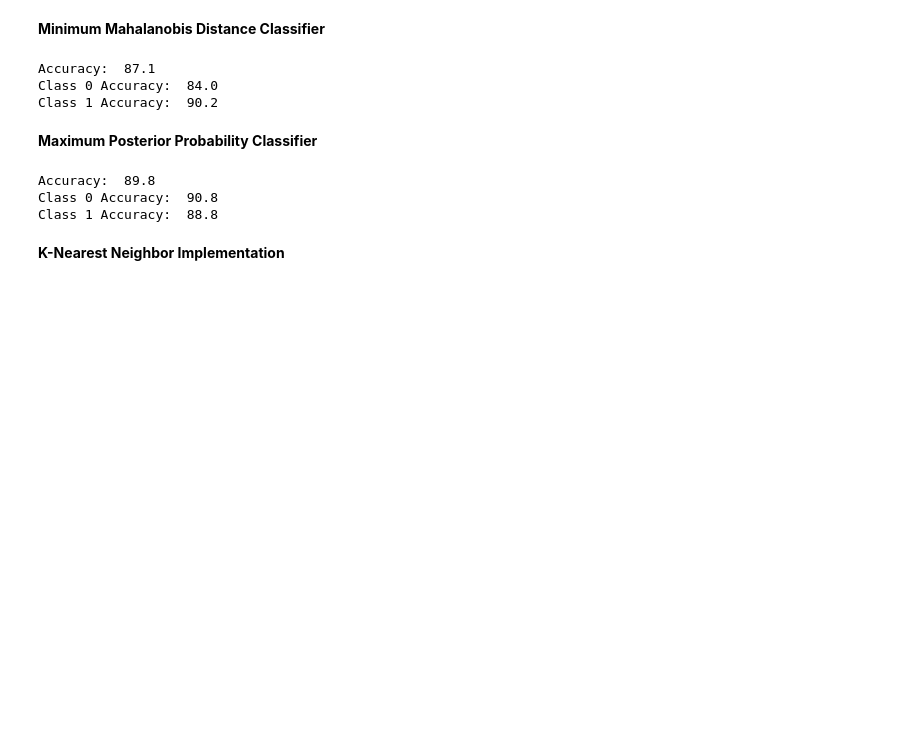
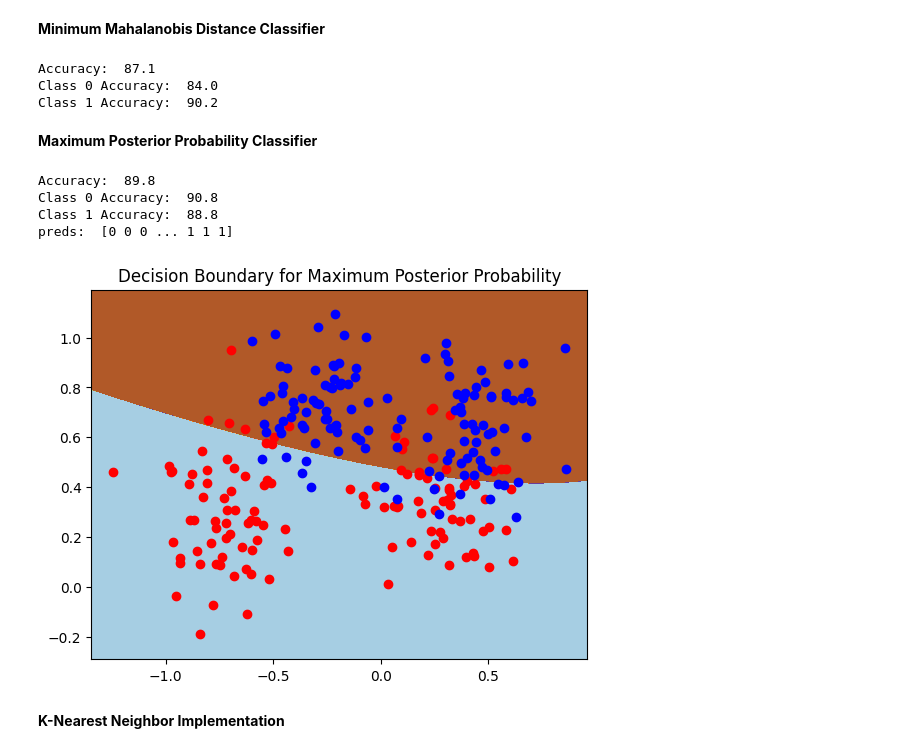
Before and after one commit to wcparham1/COSC522, a Jupyter notebook: CS522-Project1.ipynb, the cells around one changed output. Cells and saved outputs as stored; diff of their text form; code cells hidden in the pictures; blank space fills up the shorter version.

```diff
--- a/CS522-Project1.ipynb
+++ b/CS522-Project1.ipynb
@@ -456,34 +471,83 @@ class MPP_Classifier():
         #if correct add +1 to accuracy counter.
         #divide correct scores by total scores to find percent classified correctly.
 
         chosen_class = None
         accuracy_counter = 0
         class_0_counter = 0
         class_1_counter = 0
         for i in range(0, len(self.probs)):
             if(self.probs[i][0] > self.probs[i][1]):
                 chosen_class = 0
             else:
                 chosen_class = 1
 
             if(chosen_class == self.actual_class[i]):
                 accuracy_counter += 1
                 if(chosen_class == 0):
                     class_0_counter += 1
                 else:
                     class_1_counter += 1
+
         print('Accuracy: ', 100 * (accuracy_counter / (len(self.probs))))
         print('Class 0 Accuracy: ', 100 * (class_0_counter / 500))
         print('Class 1 Accuracy: ', 100 * (class_1_counter / 500))
 
+        return(100 * (accuracy_counter / (len(self.probs))), 100 * (class_0_counter / 500), 100 * (class_1_counter / 500))
+
+
+
+    def make_preds(self, grid):
+
+        self.pred_list = []
+        self.pred_probs = []
+        for i in range(0, len(grid)):
+
+            c0 = (-0.5) * np.linalg.multi_dot([(np.transpose(grid[i, :2])), np.linalg.inv(self.c0_cov), grid[i, :2]]) + np.linalg.multi_dot([np.transpose(self.means[0]), np.linalg.inv(self.c0_cov), grid[i, :2]]) + (-0.5) * np.linalg.multi_dot([np.transpose(self.means[0]), np.linalg.inv(self.c0_cov), self.means[0]]) + (-0.5) * np.log(np.linalg.det(self.c0_cov))
+            c1 = (-0.5) * np.linalg.multi_dot([(np.transpose(grid[i, :2])), np.linalg.inv(self.c1_cov), grid[i, :2]]) + np.linalg.multi_dot([np.transpose(self.means[1]), np.linalg.inv(self.c1_cov), grid[i, :2]]) + (-0.5) * np.linalg.multi_dot([np.transpose(self.means[1]), np.linalg.inv(self.c1_cov), self.means[1]]) + (-0.5) * np.log(np.linalg.det(self.c1_cov))
+
+            self.pred_probs.append((c0,c1))
+
+        for i in range(0, len(self.pred_probs)):
+            if(self.pred_probs[i][0] > self.pred_probs[i][1]):
+                self.pred_list.append(0)
+            else:
+                self.pred_list.append(1)
+
+        return self.pred_list
+
+    def vis(self):
+        #define bounds of the domain
+        min1, max1 = training_set[:, 0].min() - .1, training_set[:, 0].max() + .1
+        min2, max2 = training_set[:, 1].min() - .1, training_set[:, 1].max() + .1
+        x1grid = np.arange(min1, max1, 0.001)
+        x2grid = np.arange(min2, max2, 0.001)
+        xx, yy = np.meshgrid(x1grid, x2grid)
+        r1, r2 = xx.flatten(), yy.flatten()
+        r1, r2 = r1.reshape((len(r1), 1)), r2.reshape((len(r2), 1))
+        grid = np.hstack((r1, r2))
+        preds = self.make_preds(grid)
+
+        preds = np.array(preds)
+        print('preds: ', preds)
+        zz = preds.reshape(xx.shape)
+
+        plt.contourf(xx, yy, zz, cmap='Paired')
+        plt.scatter(training_set_x_c1, training_set_y_c1,c='red')
+        plt.scatter(training_set_x_c2, training_set_y_c2, c='blue')
+        plt.title('Decision Boundary for Maximum Posterior Probability')
+
+
 mpp_classifier = MPP_Classifier()
 mpp_classifier.fit(training_set=training_set)
 mpp_classifier.predict(testing_set=testing_set)
-mpp_classifier.evaluate()
+mpp_results = mpp_classifier.evaluate()
+mpp_classifier.vis()
 # %% [output]
 Accuracy:  89.8
 Class 0 Accuracy:  90.8
 Class 1 Accuracy:  88.8
+preds:  [0 0 0 ... 1 1 1]
+[figure, added]
 # %% [markdown]
 **K-Nearest Neighbor Implementation**
 # %%
```
Also changed, not shown: parts of 6 cells of this notebook.
